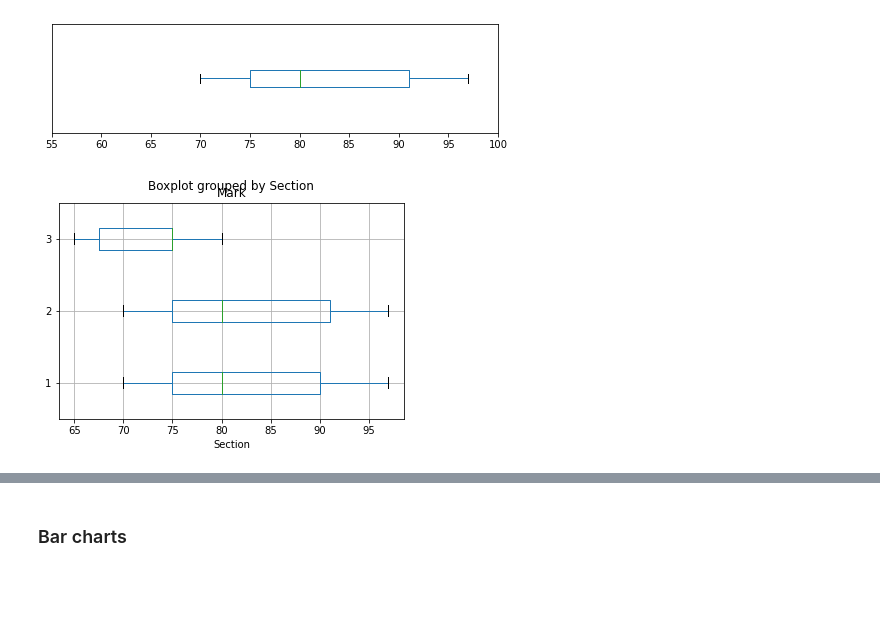
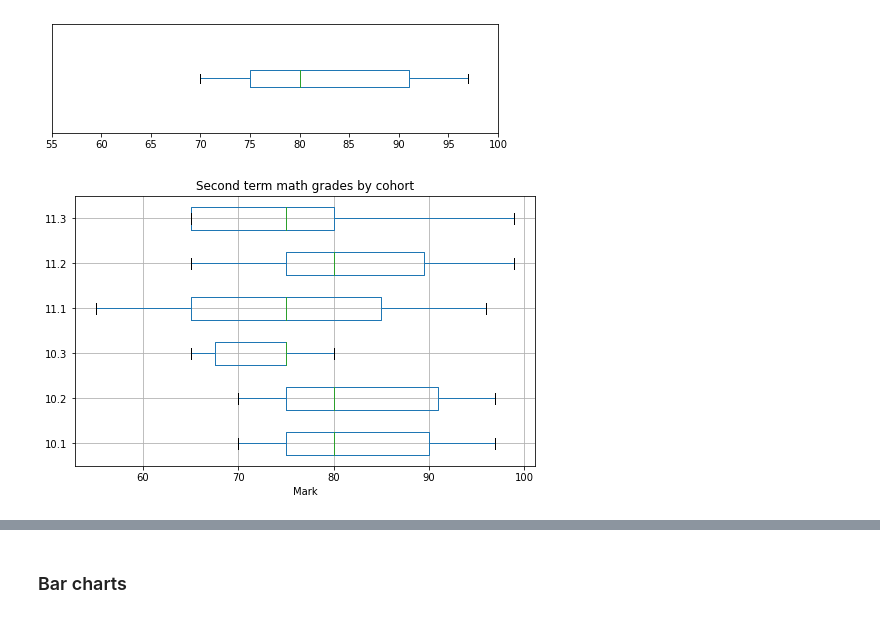
Before and after one commit to chrishuson/chrishuson.github.io, a Jupyter notebook: templates/stats-slide-deck.ipynb, the cells around one changed output, grey strips where cells are left out. Drawn from its saved outputs; the diff is of its cells as text; code cells hidden in the pictures; blank space fills up the shorter version.

```diff
--- a/templates/stats-slide-deck.ipynb
+++ b/templates/stats-slide-deck.ipynb
@@ -192,9 +195,12 @@ for spine in ['top', 'right', 'left']:
 plt.yticks([]);
 # %% [output]
 [figure]
-# %%
-
-marks[(marks['Course']=='Geometry') & (marks['Term']==2)].boxplot(column='Mark', by='Section', vert=False)
-ax.set(ylabel="Count");
-# %% [output]
-[figure, removed]
+# %%
+
+marks[(marks['Term']==2)].boxplot(column='Mark', by=['Course', 'Section'], vert=False, figsize=(8, 5))
+plt.yticks(range(1,7), [10.1, 10.2, 10.3, 11.1, 11.2, 11.3])
+plt.suptitle('')
+plt.title('Second term math grades by cohort')
+plt.xlabel('Mark');
+# %% [output]
+[figure, added]
```
Also changed, not shown: parts of 14 cells of this notebook, 1 other file.
